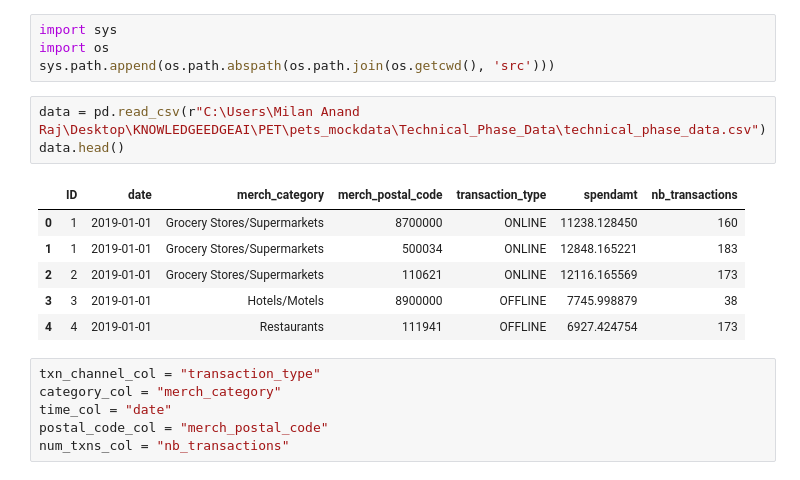
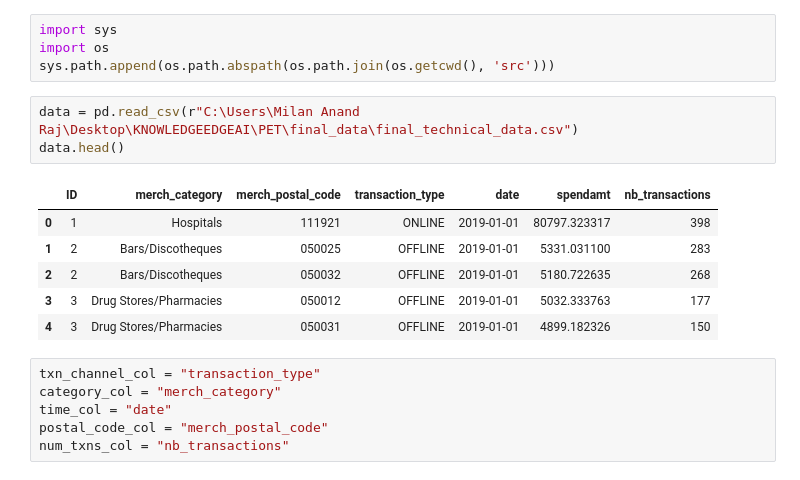
Before and after one commit to KnowledgeEdgeAI/PETs_for_Public_Health_Challenge, a Jupyter notebook: learnConsumptionDistribution.ipynb, the cells around one changed output. Drawn from its saved outputs; the diff is of its cells as text.

Commit message:
updated on new data

```diff
--- a/learnConsumptionDistribution.ipynb
+++ b/learnConsumptionDistribution.ipynb
@@ -7,15 +7,15 @@ import sys
 import os
 sys.path.append(os.path.abspath(os.path.join(os.getcwd(), 'src')))
 # %%
-data = pd.read_csv(r"C:\Users\Milan Anand Raj\Desktop\KNOWLEDGEEDGEAI\PET\pets_mockdata\Technical_Phase_Data\technical_phase_data.csv")
+data = pd.read_csv(r"C:\Users\Milan Anand Raj\Desktop\KNOWLEDGEEDGEAI\PET\final_data\final_technical_data.csv")
 data.head()
 # %% [output]
-|  | ID | date | merch_category | merch_postal_code | transaction_type | spendamt | nb_transactions |
-| 0 | 1 | 2019-01-01 | Grocery Stores/Supermarkets | 8700000 | ONLINE | 11238.128450 | 160 |
-| 1 | 1 | 2019-01-01 | Grocery Stores/Supermarkets | 500034 | ONLINE | 12848.165221 | 183 |
-| 2 | 2 | 2019-01-01 | Grocery Stores/Supermarkets | 110621 | ONLINE | 12116.165569 | 173 |
-| 3 | 3 | 2019-01-01 | Hotels/Motels | 8900000 | OFFLINE | 7745.998879 | 38 |
-| 4 | 4 | 2019-01-01 | Restaurants | 111941 | OFFLINE | 6927.424754 | 173 |
+|  | ID | merch_category | merch_postal_code | transaction_type | date | spendamt | nb_transactions |
+| 0 | 1 | Hospitals | 111921 | ONLINE | 2019-01-01 | 80797.323317 | 398 |
+| 1 | 2 | Bars/Discotheques | 050025 | OFFLINE | 2019-01-01 | 5331.031100 | 283 |
+| 2 | 2 | Bars/Discotheques | 050032 | OFFLINE | 2019-01-01 | 5180.722635 | 268 |
+| 3 | 3 | Drug Stores/Pharmacies | 050012 | OFFLINE | 2019-01-01 | 5032.333763 | 177 |
+| 4 | 3 | Drug Stores/Pharmacies | 050031 | OFFLINE | 2019-01-01 | 4899.182326 | 150 |
 # %%
 txn_channel_col = "transaction_type"
 category_col = "merch_category"
```
Also changed, not shown: parts of 3 cells of this notebook, 2 other files.
